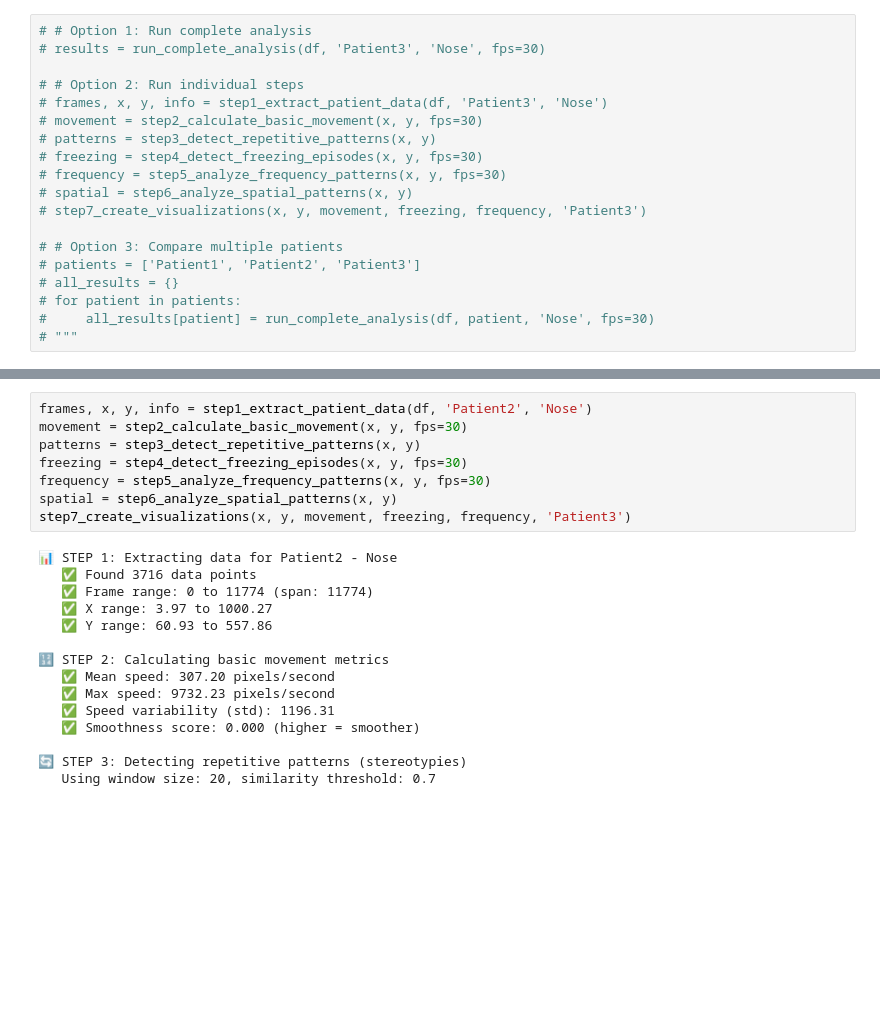
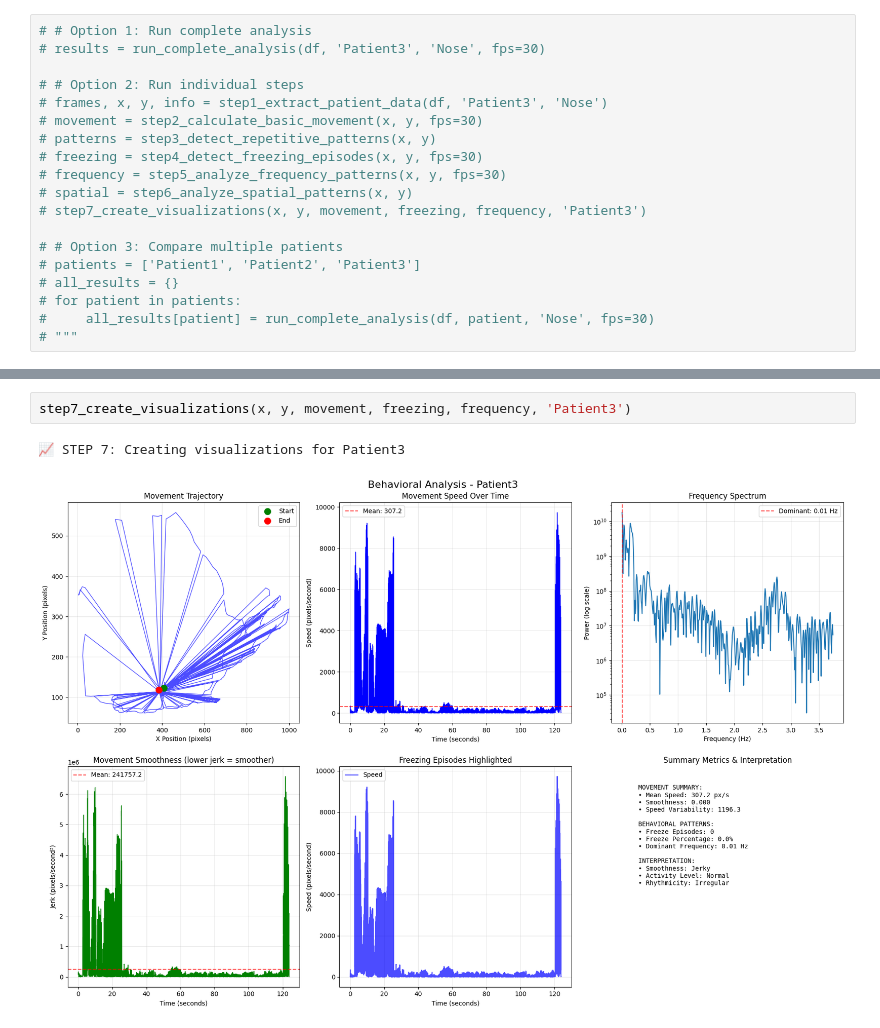
Before and after one commit to LiubovRev/sense_project, a Jupyter notebook: feature_extraction.ipynb, the cells around one changed output, grey strips where cells are left out. Saved outputs shown, nothing was run; the diff lists cells and outputs as text; blank space fills up the shorter version.

```diff
--- a/feature_extraction.ipynb
+++ b/feature_extraction.ipynb
@@ -1176,23 +1221,5 @@ def run_complete_analysis(df: pd.DataFrame, patient: str, joint: str = 'Nose', f
 # %%
-frames, x, y, info = step1_extract_patient_data(df, 'Patient2', 'Nose')
-movement = step2_calculate_basic_movement(x, y, fps=30)
-patterns = step3_detect_repetitive_patterns(x, y)
-freezing = step4_detect_freezing_episodes(x, y, fps=30)
-frequency = step5_analyze_frequency_patterns(x, y, fps=30)
-spatial = step6_analyze_spatial_patterns(x, y)
 step7_create_visualizations(x, y, movement, freezing, frequency, 'Patient3')
 # %% [output]
-📊 STEP 1: Extracting data for Patient2 - Nose
-   ✅ Found 3716 data points
-   ✅ Frame range: 0 to 11774 (span: 11774)
-   ✅ X range: 3.97 to 1000.27
-   ✅ Y range: 60.93 to 557.86
-
-🔢 STEP 2: Calculating basic movement metrics
-   ✅ Mean speed: 307.20 pixels/second
-   ✅ Max speed: 9732.23 pixels/second
-   ✅ Speed variability (std): 1196.31
-   ✅ Smoothness score: 0.000 (higher = smoother)
-
-🔄 STEP 3: Detecting repetitive patterns (stereotypies)
-   Using window size: 20, similarity threshold: 0.7
+📈 STEP 7: Creating visualizations for Patient3
+[figure, added]
```
Also changed, not shown: parts of 5 cells of this notebook.
